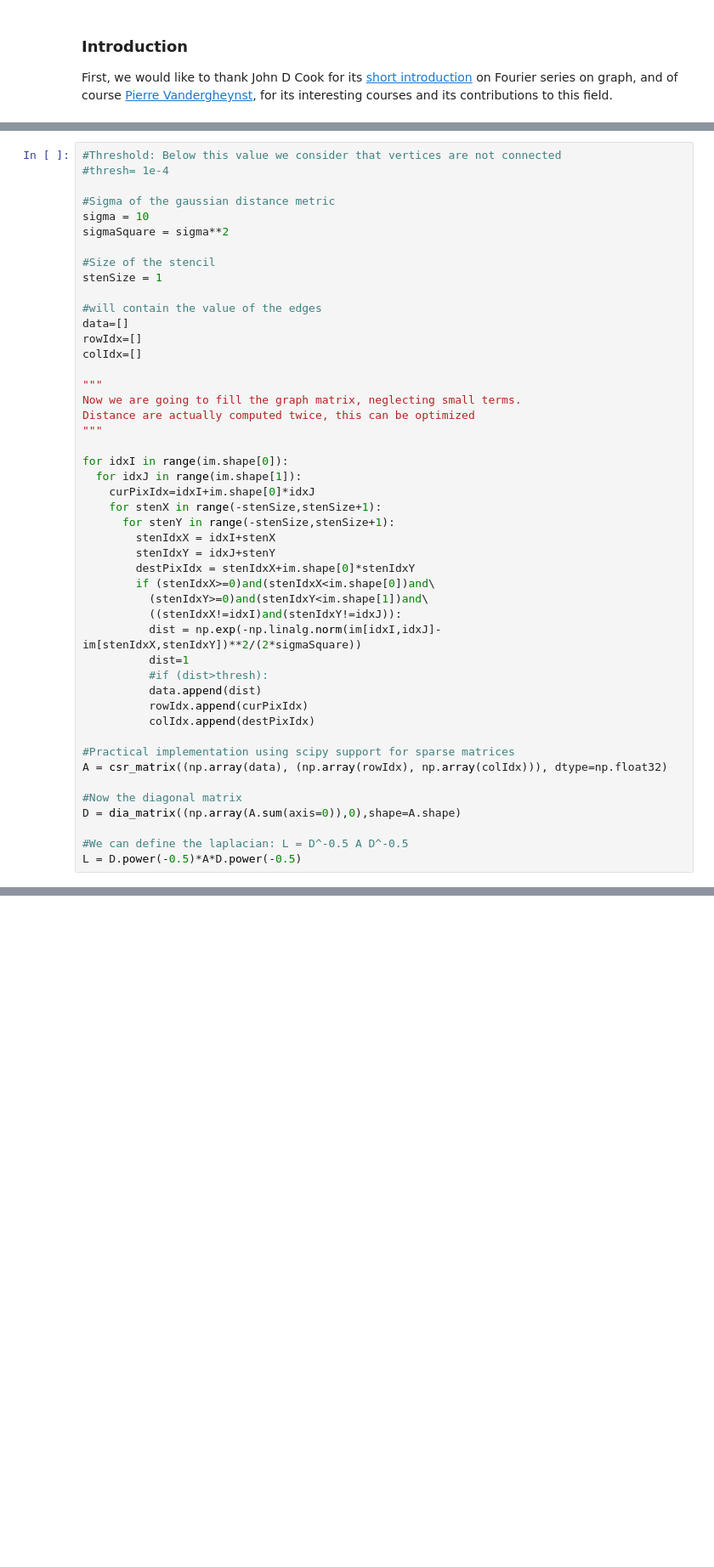
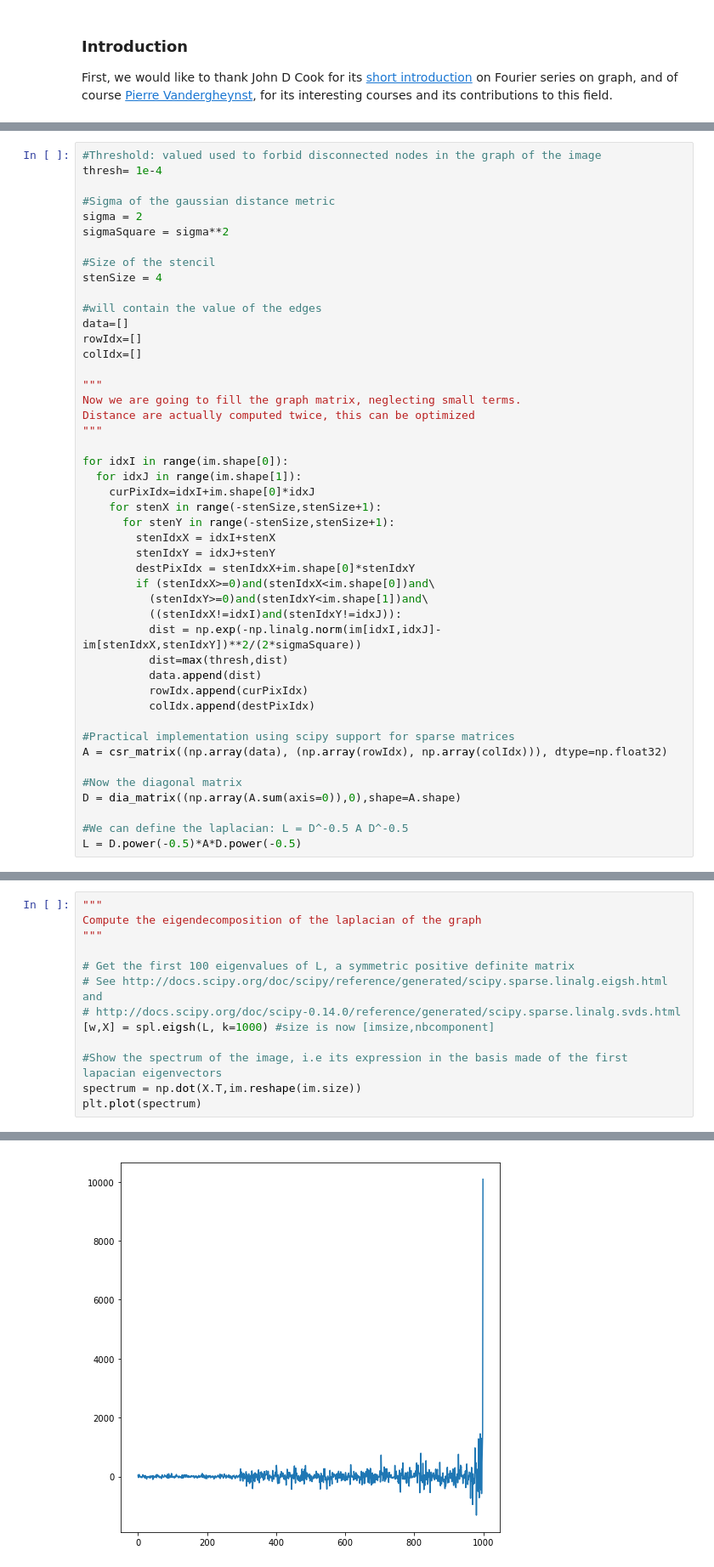
Before and after one commit to ganlubbq/SpectralGraphTheory, a Jupyter notebook: python/SignalProcessingGraph.ipynb, the cells around one changed output, grey strips where cells are left out. Shown at 85% size. Drawn from its saved outputs; the diff is of its cells as text; blank space fills up the shorter version.

```diff
--- a/python/SignalProcessingGraph.ipynb
+++ b/python/SignalProcessingGraph.ipynb
@@ -78,13 +78,13 @@ title('Initial image')
 # %%
-#Threshold: Below this value we consider that vertices are not connected
-#thresh= 1e-4
+#Threshold: valued used to forbid disconnected nodes in the graph of the image
+thresh= 1e-4
 
 #Sigma of the gaussian distance metric
-sigma = 10
+sigma = 2
 sigmaSquare = sigma**2
 
 #Size of the stencil
-stenSize = 1
+stenSize = 4
 
 #will contain the value of the edges
 data=[]
@@ -108,8 +108,7 @@ for idxI in range(im.shape[0]):
           (stenIdxY>=0)and(stenIdxY<im.shape[1])and\
           ((stenIdxX!=idxI)and(stenIdxY!=idxJ)):
           dist = np.exp(-np.linalg.norm(im[idxI,idxJ]-im[stenIdxX,stenIdxY])**2/(2*sigmaSquare))
-          dist=1
-          #if (dist>thresh):
+          dist=max(thresh,dist)
           data.append(dist)
           rowIdx.append(curPixIdx)
           colIdx.append(destPixIdx)
@@ -142,0 +124,14 @@ L = D.power(-0.5)*A*D.power(-0.5)
+# %%
+"""
+Compute the eigendecomposition of the laplacian of the graph
+"""
+
+# Get the first 100 eigenvalues of L, a symmetric positive definite matrix
+# See http://docs.scipy.org/doc/scipy/reference/generated/scipy.sparse.linalg.eigsh.html and
+# http://docs.scipy.org/doc/scipy-0.14.0/reference/generated/scipy.sparse.linalg.svds.html
+[w,X] = spl.eigsh(L, k=1000) #size is now [imsize,nbcomponent]
+
+#Show the spectrum of the image, i.e its expression in the basis made of the first lapacian eigenvectors
+spectrum = np.dot(X.T,im.reshape(im.size))
+plt.plot(spectrum)
+# %% [output]
@@ -142,0 +139 @@ L = D.power(-0.5)*A*D.power(-0.5)
+[figure, added]
```
Also changed, not shown: parts of 4 cells of this notebook.
